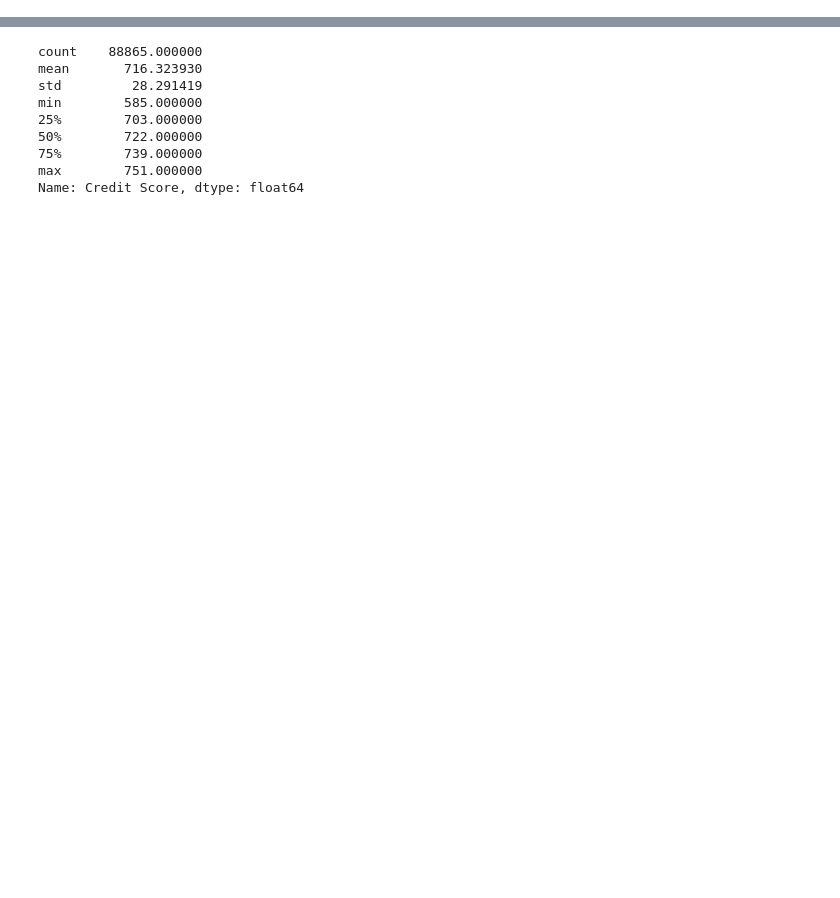
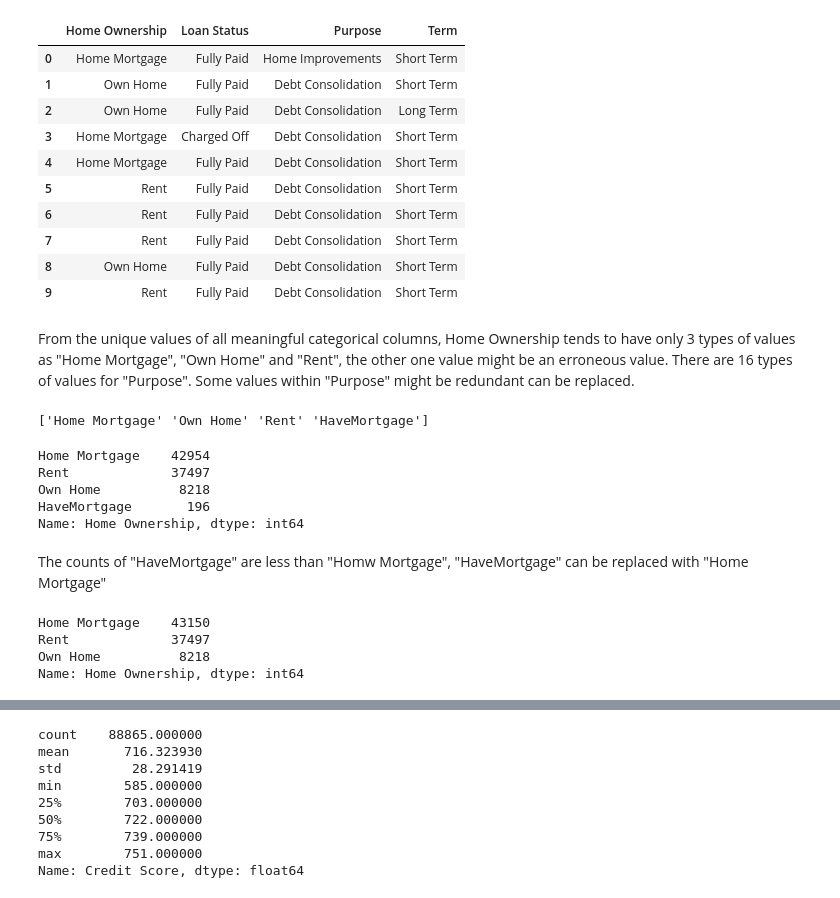
Before and after one commit to sbhushan0767/ECS171G12Proj, a Jupyter notebook: data_preprocessing.ipynb, the cells around one changed output, grey strips where cells are left out. Saved outputs shown, nothing was run; the diff lists cells and outputs as text; code cells hidden in the pictures; blank space fills up the shorter version.

```diff
--- a/data_preprocessing.ipynb
+++ b/data_preprocessing.ipynb
@@ -124,0 +92,42 @@ We check the percentage of missing value in each column.
+# %%
+#observe meaingful categorical variables values
+df[["Home Ownership","Loan Status", "Purpose","Term"]].head(10)
+# %% [output]
+|  | Home Ownership | Loan Status | Purpose | Term |
+| 0 | Home Mortgage | Fully Paid | Home Improvements | Short Term |
+| 1 | Own Home | Fully Paid | Debt Consolidation | Short Term |
+| 2 | Own Home | Fully Paid | Debt Consolidation | Long Term |
+| 3 | Home Mortgage | Charged Off | Debt Consolidation | Short Term |
+| 4 | Home Mortgage | Fully Paid | Debt Consolidation | Short Term |
+| 5 | Rent | Fully Paid | Debt Consolidation | Short Term |
+| 6 | Rent | Fully Paid | Debt Consolidation | Short Term |
+| 7 | Rent | Fully Paid | Debt Consolidation | Short Term |
+| 8 | Own Home | Fully Paid | Debt Consolidation | Short Term |
+| 9 | Rent | Fully Paid | Debt Consolidation | Short Term |
+# %% [markdown]
+From the unique values of all meaningful categorical columns, Home Ownership tends to have only 3 types of values as "Home Mortgage", "Own Home" and "Rent", the other one value might be an erroneous value.
+There are 16 types of values for "Purpose". Some values within "Purpose" might be redundant can be replaced.
+# %%
+#check Home Ownership
+print(df['Home Ownership'].unique())
+#'Home Mortgage' and "HaveMortgage" are very similar, the value with fewer counts can be replaced with the value with more counts
+# %% [output]
+['Home Mortgage' 'Own Home' 'Rent' 'HaveMortgage']
+# %%
+df['Home Ownership'].value_counts()
+# %% [output]
+Home Mortgage    42954
+Rent             37497
+Own Home          8218
+HaveMortgage       196
+Name: Home Ownership, dtype: int64
+# %% [markdown]
+The counts of "HaveMortgage" are less than "Homw Mortgage", "HaveMortgage" can be replaced with "Home Mortgage"
+# %%
+df['Home Ownership'] = df['Home Ownership'].replace('HaveMortgage', 'Home Mortgage')
+df['Home Ownership'].value_counts()
+# %% [output]
+Home Mortgage    43150
+Rent             37497
+Own Home          8218
+Name: Home Ownership, dtype: int64
```
Also changed, not shown: parts of 94 cells of this notebook.
